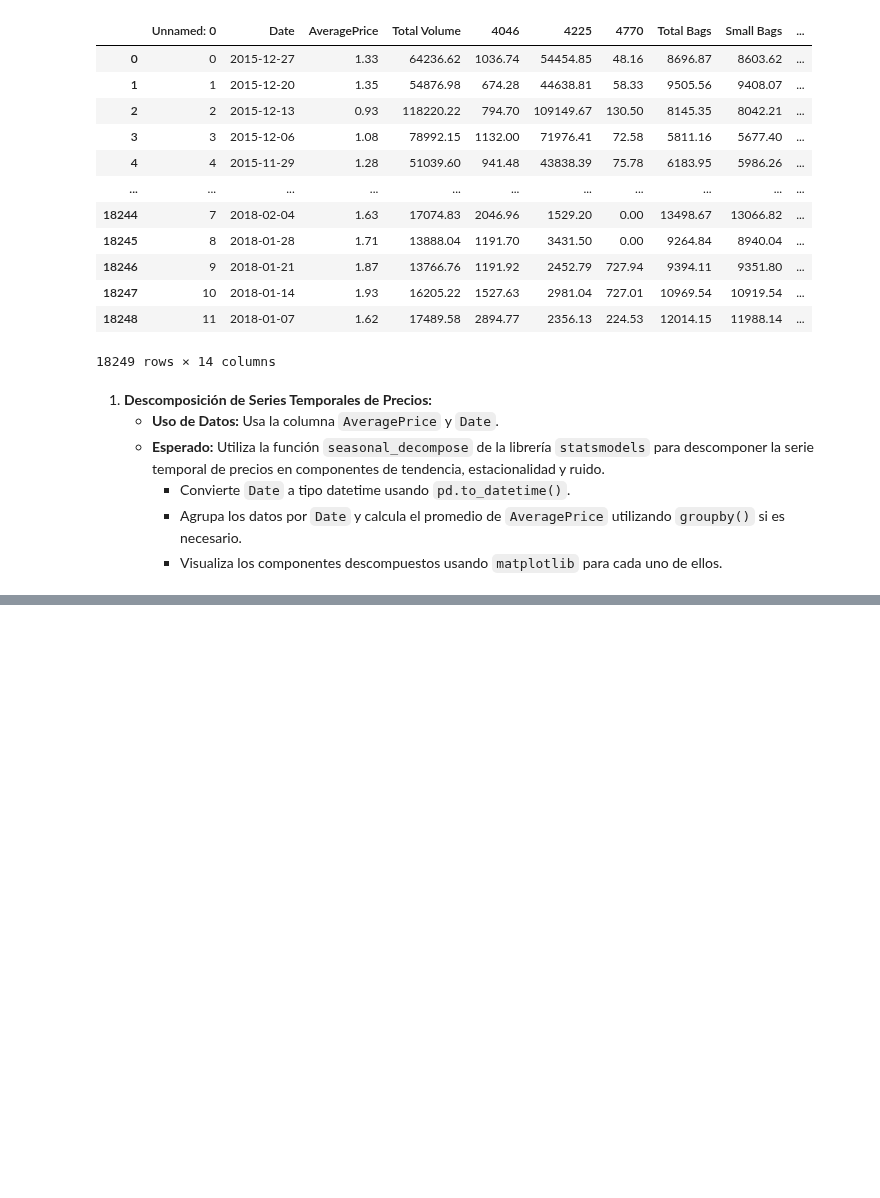
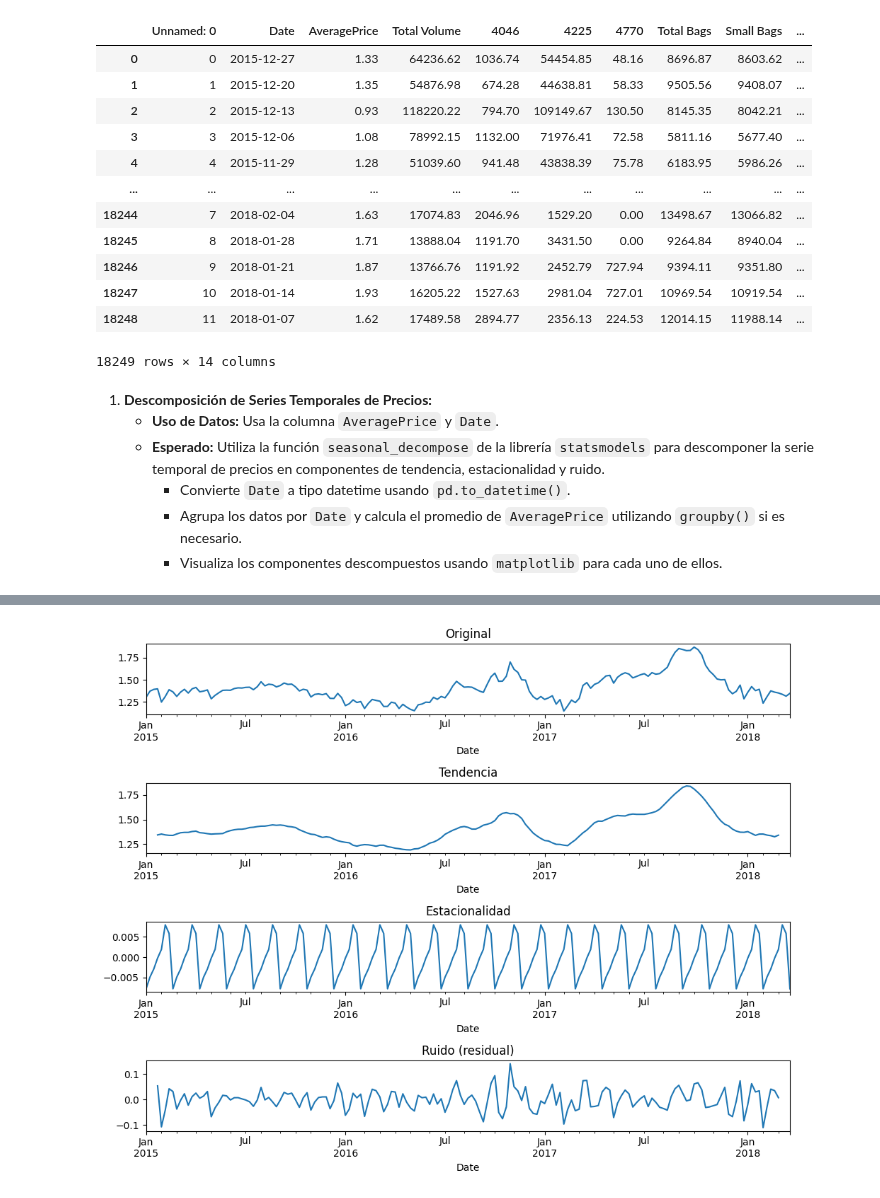
Before and after one commit to albagd77/MAGic-Avocado-TP1, a Jupyter notebook: 01_series_temporales.ipynb, the cells around one changed output, grey strips where cells are left out. Drawn from its saved outputs; the diff is of its cells as text; code cells hidden in the pictures; blank space fills up the shorter version.

```diff
--- a/01_series_temporales.ipynb
+++ b/01_series_temporales.ipynb
@@ -30,3 +88,7 @@ df
      - Convierte `Date` a tipo datetime usando `pd.to_datetime()`.
      - Agrupa los datos por `Date` y calcula el promedio de `AveragePrice` utilizando `groupby()` si es necesario.
      - Visualiza los componentes descompuestos usando `matplotlib` para cada uno de ellos.
+# %%
+#Vamos a convertir Date a tipo datatime
+df['Date']=pd.to_datetime(df['Date'])
+df.info()
@@ -32,0 +113,17 @@ df
+# %%
+#A partir de aqui trabajaremos con una copia de df
+df_copy=df.copy()
+df_copy_1= df_copy.groupby('Date')['AveragePrice'].mean() #los agrupamos por 'Date'
+# %%
+#Vamos a descomponer la serie temporal de precios componentes de tendencia, estacionalidad y ruido
+df_copy_descompuesta = seasonal_decompose(df_copy_1, model='additive', period=7)
+
+fig, (ax1, ax2, ax3, ax4) = plt.subplots(4, 1, figsize=(10, 8))
+df_copy_descompuesta.observed.plot(ax=ax1, title='Original')
+df_copy_descompuesta.trend.plot(ax=ax2, title='Tendencia')
+df_copy_descompuesta.seasonal.plot(ax=ax3, title='Estacionalidad')
+df_copy_descompuesta.resid.plot(ax=ax4, title='Ruido (residual)')
+plt.tight_layout()
+plt.show()
+# %% [output]
+[figure, added]
```
Also changed, not shown: parts of 10 cells of this notebook.
